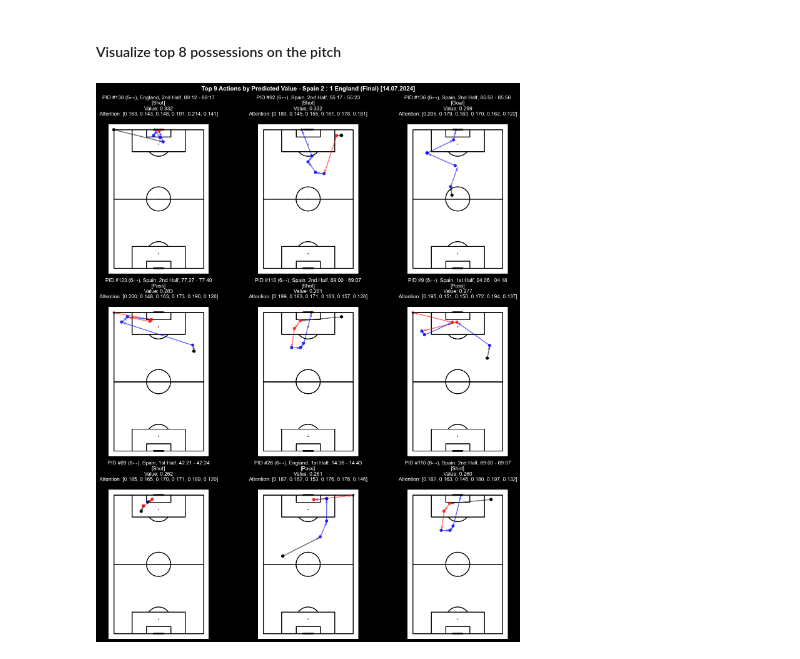
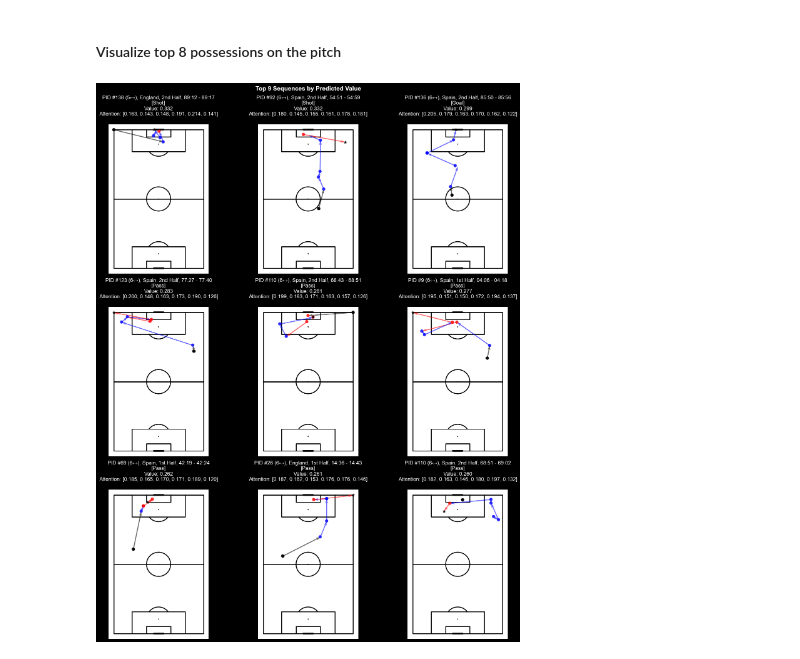
Before and after one commit to tmorcinek/statsbomb-scout, a Jupyter notebook: analysis_final_match.ipynb, the cells around one changed output. Drawn from its saved outputs; the diff is of its cells as text; code cells hidden in the pictures.

Commit message:
feat: update sequence processing to use sequence windows and add visualization for top sequences

```diff
--- a/analysis_final_match.ipynb
+++ b/analysis_final_match.ipynb
@@ -135,10 +136,10 @@ predictions
 # %% [markdown]
 #### Predictions
 # %%
-predicted_values_final, attention_weights_final = normalize_predictions(predictions)
-print(f"Total sequences analyzed: {len(predicted_values_final)}")
-print(f"Sum of all predicted values: {predicted_values_final.sum():.3f}")
-print(f"Has attention weights: {attention_weights_final is not None}")
+predicted_values, attention_weights = normalize_predictions(predictions)
+print(f"Total sequences analyzed: {len(predicted_values)}")
+print(f"Sum of all predicted values: {predicted_values.sum():.3f}")
+print(f"Has attention weights: {attention_weights is not None}")
 # %% [output]
 Total sequences analyzed: 1301
 Sum of all predicted values: 37.924
@@ -184,7 +207,7 @@ top_possessions_df.head()
 # %% [markdown]
 #### Visualize top 8 possessions on the pitch
 # %%
-visualize_top_possessions(selected_match, selected_events, p, predicted_values_final, attention_weights_final, 9, config.SEQUENCE_LENGTH)
+visualize_top_sequences(p, predicted_values, attention_weights, 9, config.SEQUENCE_LENGTH)
 plt.savefig(f"models/{MODEL_TYPE}/top_possessions_final.png", dpi=300)
 # %% [output]
-[figure, old version]
+[figure, new version]
```
Also changed, not shown: parts of 9 cells of this notebook, 5 other files.
